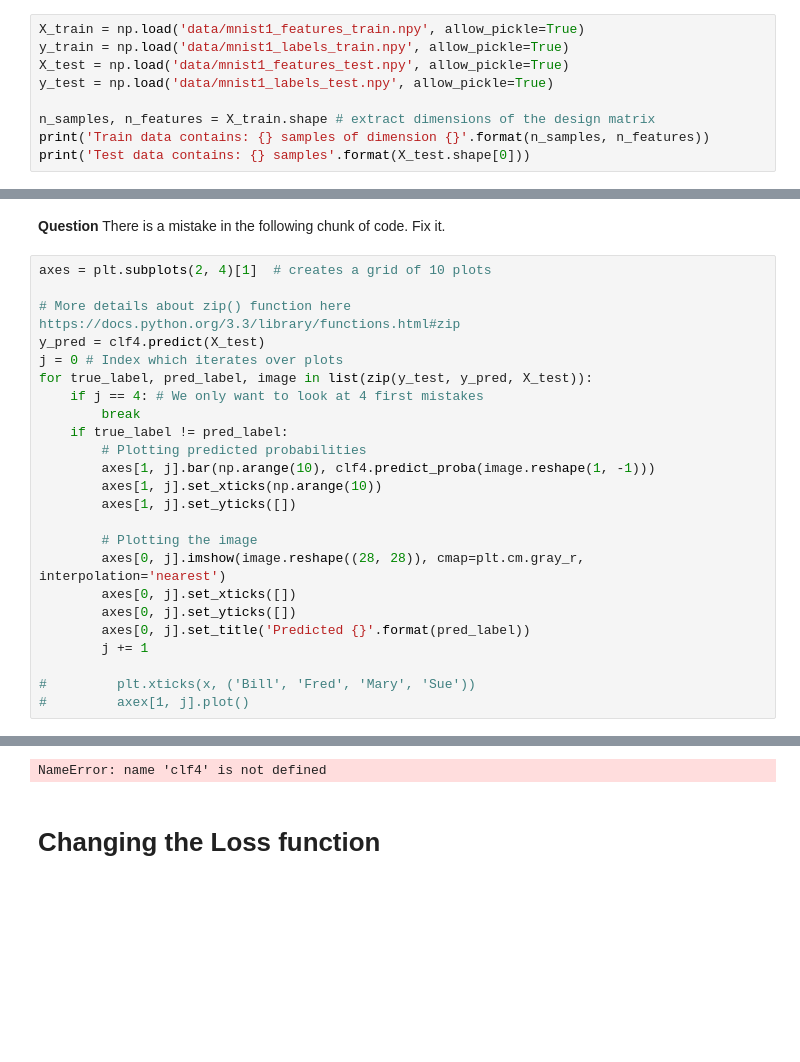
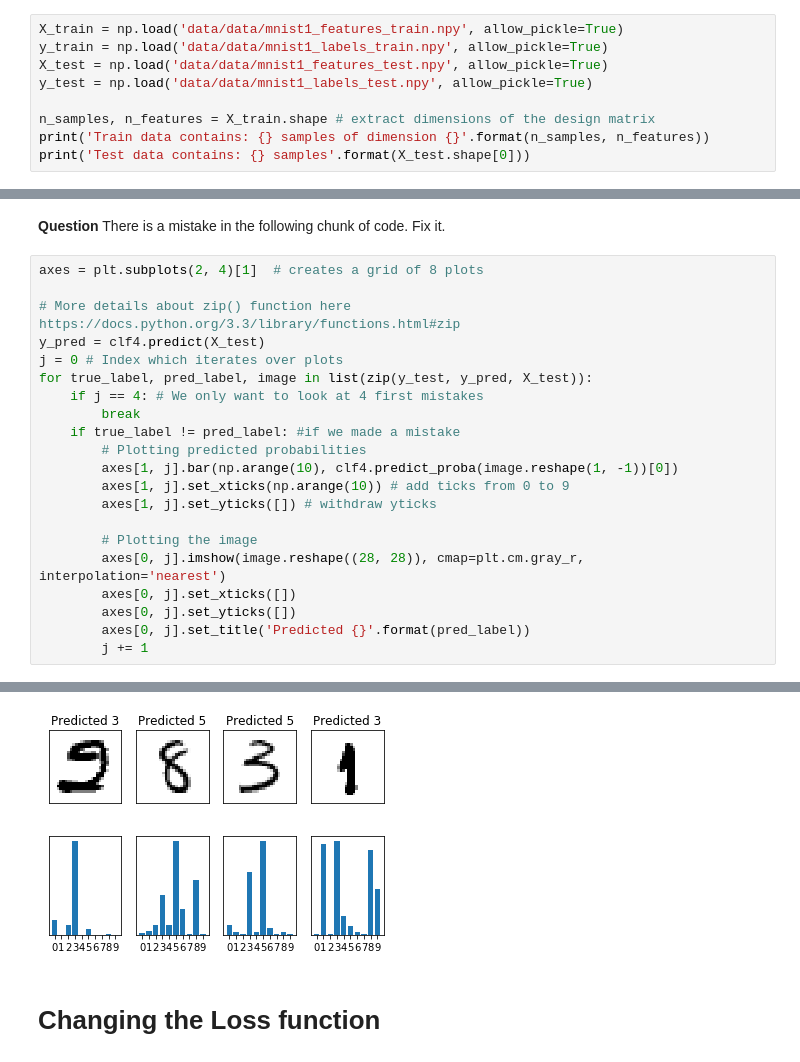
Before and after one commit to Noureddineidir/Applied-ML-ENSAE-Course-, a Jupyter notebook: TP1.ipynb, the cells around one changed output, grey strips where cells are left out. Saved outputs shown, nothing was run; the diff lists cells and outputs as text; blank space fills up the shorter version.

```diff
--- a/TP1.ipynb
+++ b/TP1.ipynb
@@ -48,10 +44,10 @@ Hence, the observations $(X_1, Y_1), \ldots, (X_n, Y_n)$ are such that $X_i \in
 
 The initial goal is to build a classifier $\hat g$, which receives a new image $X$ and outputs the number that is present on the image.
 # %%
-X_train = np.load('data/mnist1_features_train.npy', allow_pickle=True)
-y_train = np.load('data/mnist1_labels_train.npy', allow_pickle=True)
-X_test = np.load('data/mnist1_features_test.npy', allow_pickle=True)
-y_test = np.load('data/mnist1_labels_test.npy', allow_pickle=True)
+X_train = np.load('data/data/mnist1_features_train.npy', allow_pickle=True)
+y_train = np.load('data/data/mnist1_labels_train.npy', allow_pickle=True)
+X_test = np.load('data/data/mnist1_features_test.npy', allow_pickle=True)
+y_test = np.load('data/data/mnist1_labels_test.npy', allow_pickle=True)
 
 n_samples, n_features = X_train.shape # extract dimensions of the design matrix
 print('Train data contains: {} samples of dimension {}'.format(n_samples, n_features))
@@ -253,7 +287,7 @@
 # %% [markdown]
 **Question** There is a mistake in the following chunk of code. Fix it.
 # %%
-axes = plt.subplots(2, 4)[1]  # creates a grid of 10 plots
+axes = plt.subplots(2, 4)[1]  # creates a grid of 8 plots
 
 # More details about zip() function here https://docs.python.org/3.3/library/functions.html#zip
 y_pred = clf4.predict(X_test)
@@ -261,11 +295,11 @@ j = 0 # Index which iterates over plots
 for true_label, pred_label, image in list(zip(y_test, y_pred, X_test)):
     if j == 4: # We only want to look at 4 first mistakes
         break
-    if true_label != pred_label:
+    if true_label != pred_label: #if we made a mistake
         # Plotting predicted probabilities
-        axes[1, j].bar(np.arange(10), clf4.predict_proba(image.reshape(1, -1)))
-        axes[1, j].set_xticks(np.arange(10))
-        axes[1, j].set_yticks([])
+        axes[1, j].bar(np.arange(10), clf4.predict_proba(image.reshape(1, -1))[0])
+        axes[1, j].set_xticks(np.arange(10)) # add ticks from 0 to 9
+        axes[1, j].set_yticks([]) # withdraw yticks
 
         # Plotting the image
         axes[0, j].imshow(image.reshape((28, 28)), cmap=plt.cm.gray_r, interpolation='nearest')
@@ -273,7 +307,4 @@ for true_label, pred_label, image in list(zip(y_test, y_pred, X_test)):
         axes[0, j].set_yticks([])
         axes[0, j].set_title('Predicted {}'.format(pred_label))
         j += 1
-
-#         plt.xticks(x, ('Bill', 'Fred', 'Mary', 'Sue'))
-#         axex[1, j].plot()
 # %% [output]
@@ -282,4 +311,4 @@ for true_label, pred_label, image in list(zip(y_test, y_pred, X_test)):
-NameError: name 'clf4' is not defined
+[figure, added]
 # %% [markdown]
 # Changing the Loss function
 # %% [markdown]
```
Also changed, not shown: parts of 56 cells of this notebook.
